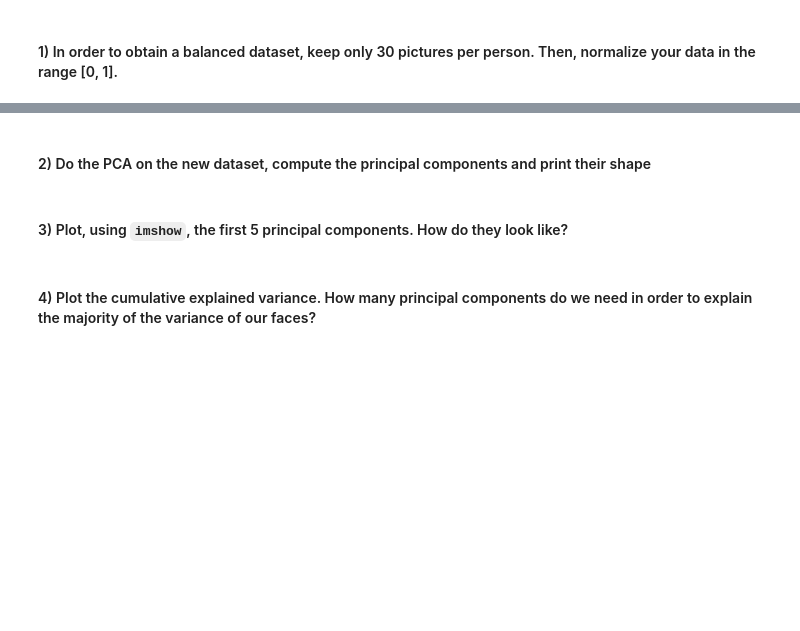
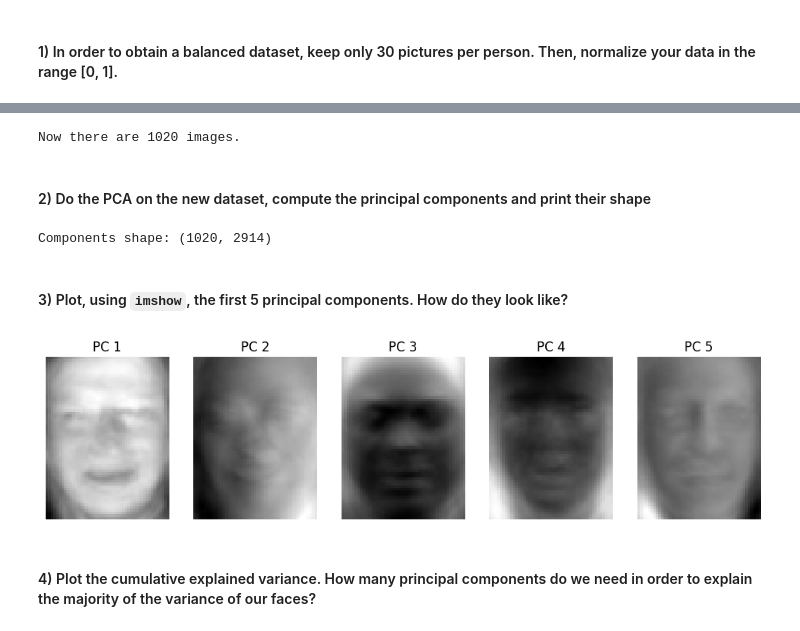
Before and after one commit to YDIB11/FundamentalLearningEPFL, a Jupyter notebook: TP11/unsupervised_learning_PCA.ipynb, the cells around one changed output, grey strips where cells are left out. Cells and saved outputs as stored; diff of their text form; code cells hidden in the pictures; blank space fills up the shorter version.

```diff
--- a/TP11/unsupervised_learning_PCA.ipynb
+++ b/TP11/unsupervised_learning_PCA.ipynb
@@ -207,2 +201,19 @@ Now there are 62 images.
+# %%
+# your code here
+rng = np.random.RandomState(0)  # reproducible subsample
+
+keep_idx = []
+for label in np.unique(faces.target):
+    lbl_idx = np.where(faces.target == label)[0]
+    rng.shuffle(lbl_idx)
+    keep_idx.extend(lbl_idx[:30])
+
+keep_idx = np.array(keep_idx)
+X = faces.data[keep_idx] / 255.0  # scale pixel intensities to [0, 1]
+y = faces.target[keep_idx]
+
+print(f"Now there are {len(X)} images.")
+# %% [output]
+Now there are 1020 images.
 # %% [markdown]
 #### 2) Do the PCA on the new dataset, compute the principal components and print their shape
@@ -211,2 +220,11 @@ Now there are 62 images.
+# %%
+# your code here
+pca = PCA()
+pca.fit(X)
+
+components = pca.components_
+print("Components shape:", components.shape)
+# %% [output]
+Components shape: (1020, 2914)
 # %% [markdown]
 #### 3) Plot, using `imshow`, the first 5 principal components. How do they look like?
@@ -215,2 +231,13 @@ Now there are 62 images.
+# %%
+# your code here
+h, w = faces.images.shape[1:]  # image dimensions (62x47)
+fig, axes = plt.subplots(1, 5, figsize=(12, 3))
+for i, ax in enumerate(axes):
+    ax.imshow(pca.components_[i].reshape(h, w), cmap="gray")
+    ax.set_title(f"PC {i+1}")
+    ax.axis("off")
+plt.show()
+# %% [output]
+[figure, added]
 # %% [markdown]
 #### 4) Plot the cumulative explained variance. How many principal components do we need in order to explain the majority of the variance of our faces?
```
Also changed, not shown: parts of 17 cells of this notebook.
